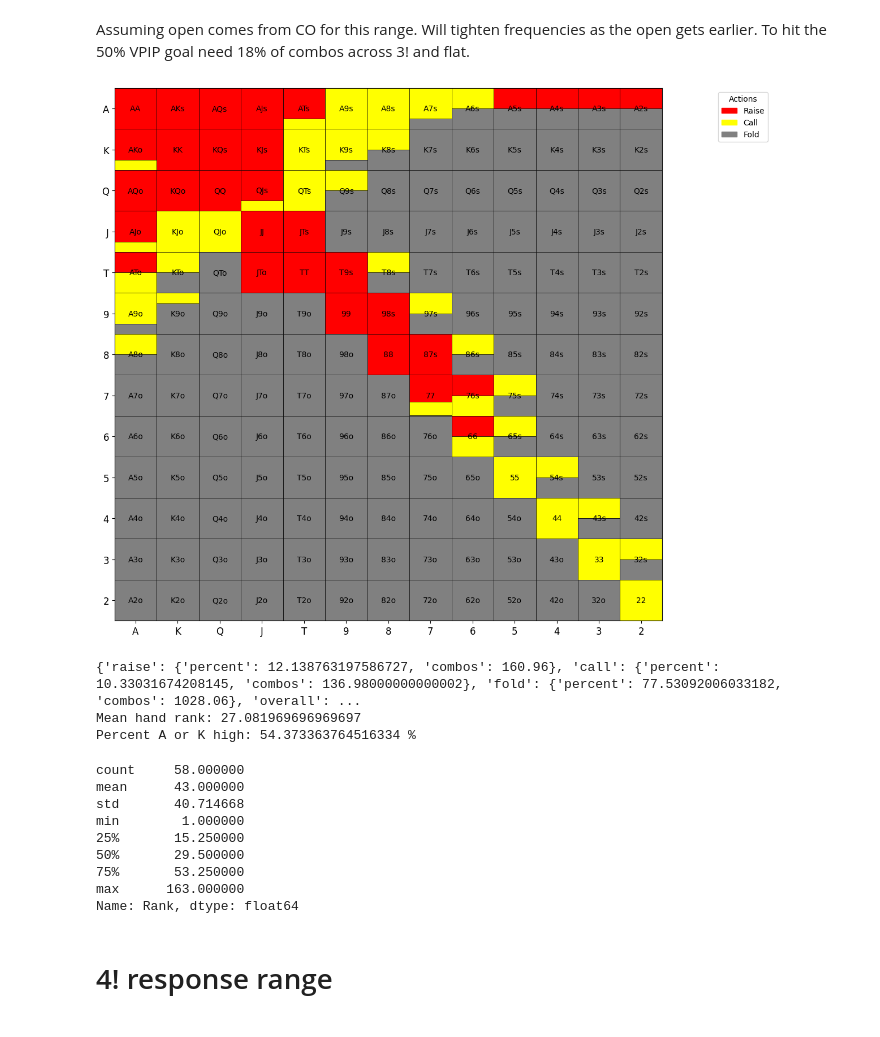
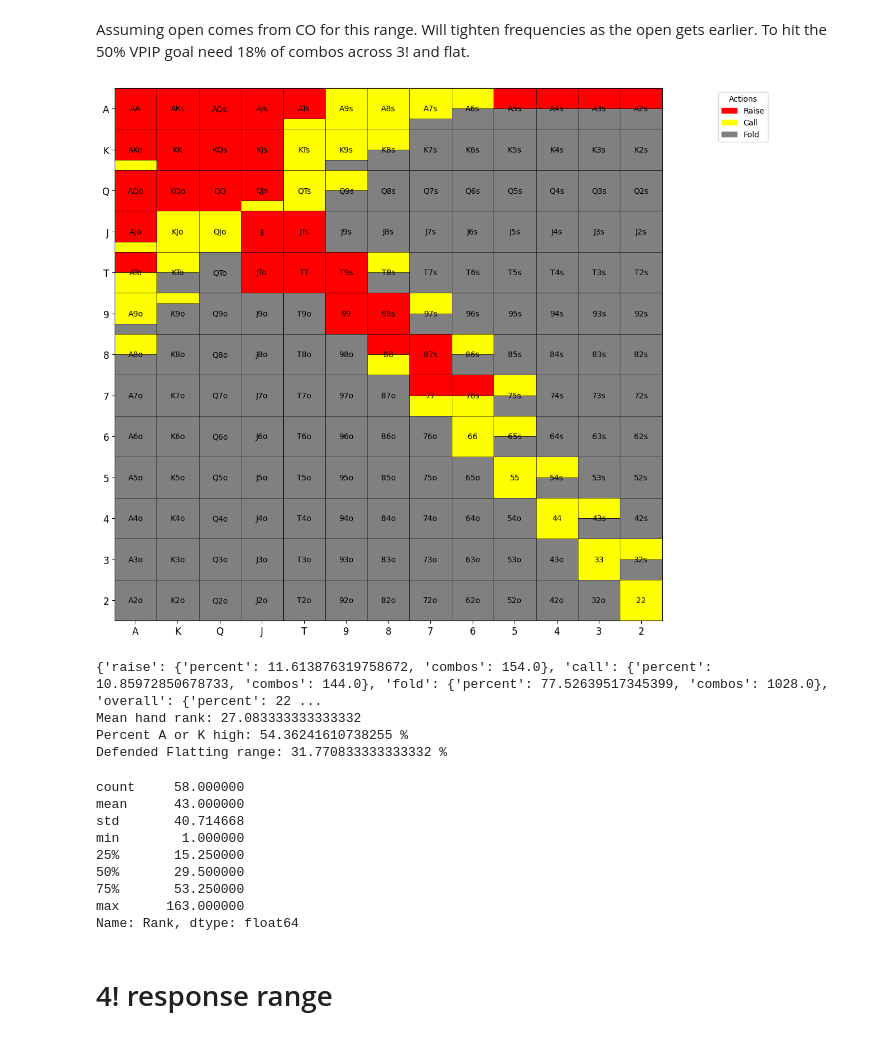
Before and after one commit to KunaalAgarwal/poker_analysis, a Jupyter notebook: src/btn_ranges.ipynb, the cells around one changed output. Cells and saved outputs as stored; diff of their text form; code cells hidden in the pictures.

```diff
--- a/src/btn_ranges.ipynb
+++ b/src/btn_ranges.ipynb
@@ -270,9 +270,9 @@ open_response_range = {
     "JJ": {"raise": 1.0, "call": 0.0},
     "TT": {"raise": 1.0, "call": 0.0},
     "99": {"raise": 1.0, "call": 0.0},
-    "88": {"raise": 1.0, "call": 0.0},
-    "77": {"raise": 0.66, "call": 0.33}, # lowering frequency on 77 and 66 slightly
-    "66": {"raise": 0.5, "call": 0.5},
+    "88": {"raise": 0.5, "call": 0.5},
+    "77": {"raise": 0.5, "call": 0.5}, # lowering frequency on 77 and 66 slightly
+    "66": {"raise": 0.0, "call": 1.0},
     "55": {"raise": 0.0, "call": 1.0}, # these low pocket pairs turn into folds quickly
     "44": {"raise": 0.0, "call": 1.0},
     "33": {"raise": 0.0, "call": 1.0},
@@ -329,37 +329,39 @@ open_response_range = {
     "97s": {"raise": 0.0, "call": 0.5},
 
     "87s": {"raise": 1.0, "call": 0.0}, # 3bet bluff
     "86s": {"raise": 0.0, "call": 0.5},
 
     "76s": {"raise": 0.5, "call": 0.5},
     "75s": {"raise": 0.0, "call": 0.5},
 
     "65s": {"raise": 0.0, "call": 0.5},
 
     "54s": {"raise": 0.0, "call": 0.5},
 
     "43s": {"raise": 0.0, "call": 0.5},
 
     "32s": {"raise": 0.0, "call": 0.5},
 }
 
 # Visualize the range
 open_response = range_construction.generate_range(open_response_range, '../ranges/btn_ranges/btn_open_response')
 open_response_distribution = range_construction.range_hand_distribution(open_response_range)
 open_response_percent_by_actions = range_construction.range_percent_by_all_actions(open_response_range)
 open_response_mean_hand_rank = range_construction.average_range_rank(open_response_range)
 
 print(open_response_percent_by_actions)
 print(f'Mean hand rank: {open_response_mean_hand_rank}')
 print(f'Percent A or K high: {range_construction.percent_range_high_card(open_response_range)} %')
+print(f'Defended Flatting range: {range_construction.flat_defense(response_3bet_range, open_response_range)} %')
 
 open_response_distribution[1].to_csv('../ranges/btn_ranges/btn_open_response_distribution.csv')
 open_response_distribution[0]
 # %% [output]
-[figure, old version]
+[figure, new version]
-{'raise': {'percent': 12.138763197586727, 'combos': 160.96}, 'call': {'percent': 10.33031674208145, 'combos': 136.98000000000002}, 'fold': {'percent': 77.53092006033182, 'combos': 1028.06}, 'overall': ...
-Mean hand rank: 27.081969696969697
-Percent A or K high: 54.373363764516334 %
+{'raise': {'percent': 11.613876319758672, 'combos': 154.0}, 'call': {'percent': 10.85972850678733, 'combos': 144.0}, 'fold': {'percent': 77.52639517345399, 'combos': 1028.0}, 'overall': {'percent': 22 ...
+Mean hand rank: 27.083333333333332
+Percent A or K high: 54.36241610738255 %
+Defended Flatting range: 31.770833333333332 %
 count     58.000000
 mean      43.000000
 std       40.714668
```
Also changed, not shown: parts of 6 cells of this notebook, 5 other files.
